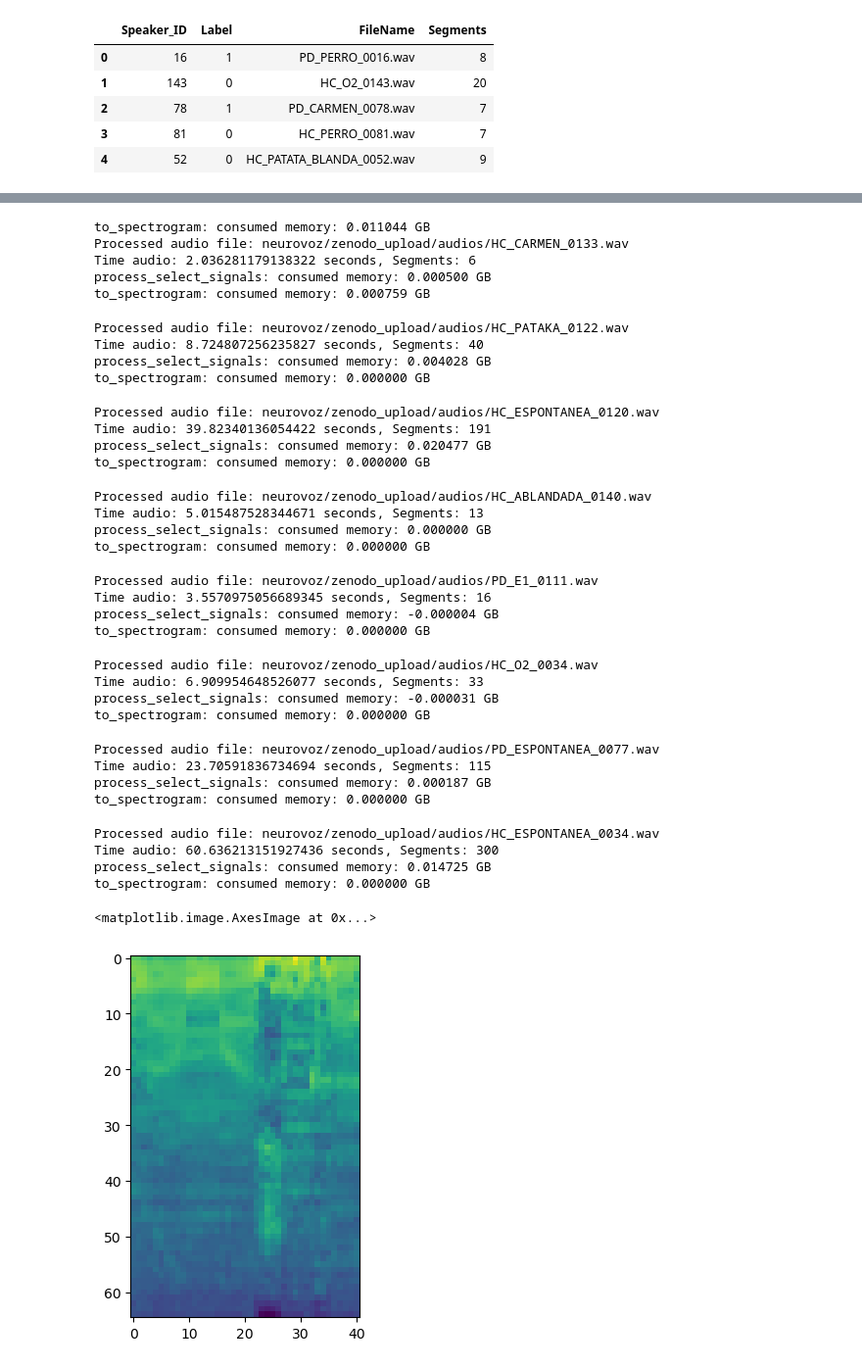
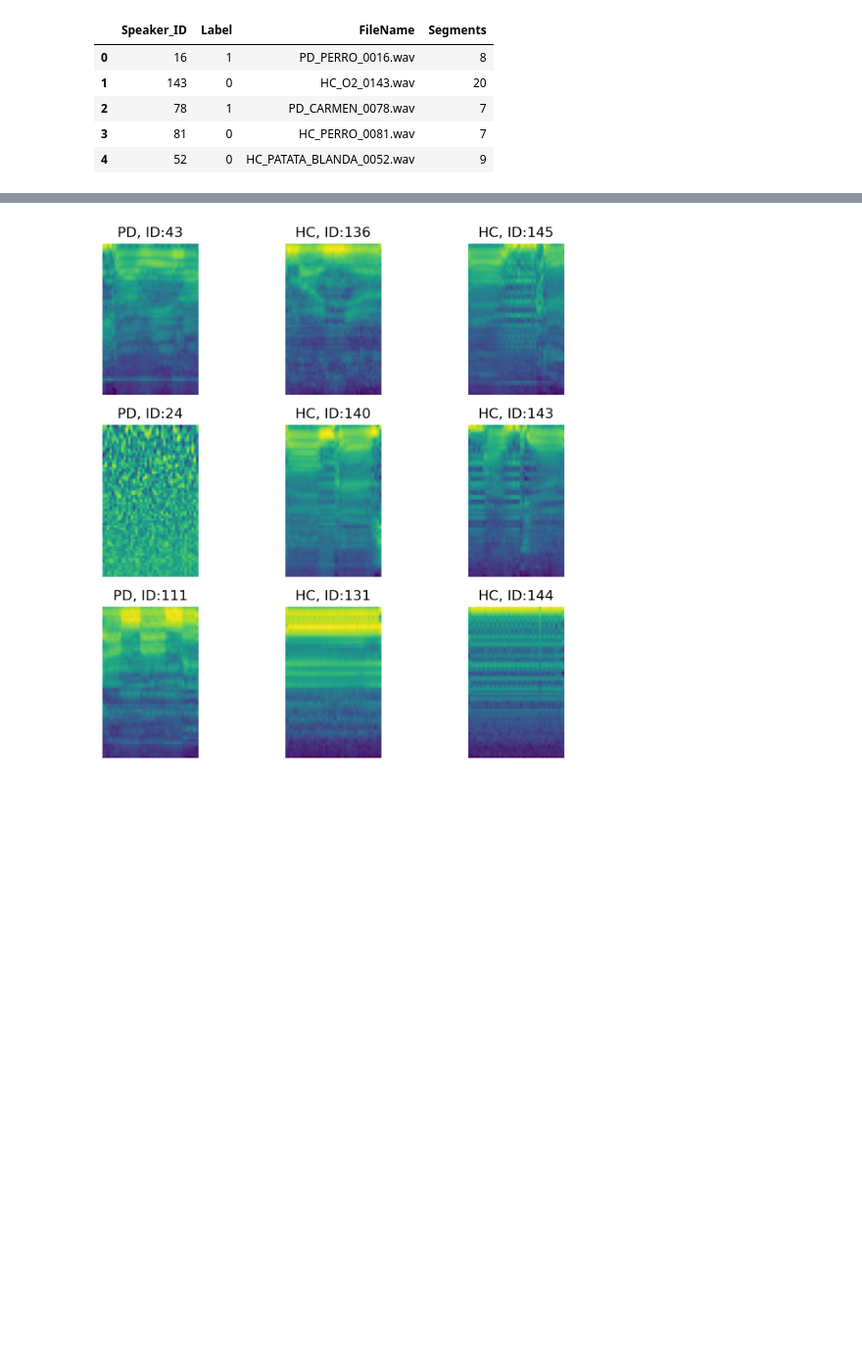
Before and after one commit to IvanAlbaEl/DA_PD, a Jupyter notebook: Dataset_Dataloader.ipynb, the cells around one changed output, grey strips where cells are left out. Shown at 98% size. Saved outputs shown, nothing was run; the diff lists cells and outputs as text; code cells hidden in the pictures; blank space fills up the shorter version.

Commit message:
demo_of_data_set

```diff
--- a/Dataset_Dataloader.ipynb
+++ b/Dataset_Dataloader.ipynb
@@ -197,7 +228,7 @@ def to_spectrogram(signal, sample_rate):
         pad_mode="reflect",
         power=2.0,
         norm="slaney",
-        onesided=True,
+        #onesided=True, ###esto estaba pero lo he quitado
         n_mels=n_mels,
         mel_scale="htk",
     )
@@ -213,7 +244,12 @@ def to_spectrogram(signal, sample_rate):
 
 class CustomAudioDataset(Dataset):
 
-    def __init__(self, extension,  data_dir, sample_rate, to_spectrogram=False):
+    def __init__(self, data_dir, sample_rate, to_spectrogram=False, extension_path=None):
+
+        if extension_path is None:
+            calculate_extension(data_dir)
+        else:
+            extension=pd.read_csv(extension_path)
 
         self.labels=extension['Label'].values
         self.IDs=extension['Speaker_ID'].values
@@ -241,6 +277,8 @@ class CustomAudioDataset(Dataset):
         self.signal_index=signal_index
 
 
+
+
     def __len__(self):
 
         # numero de segmentos/espectrogramas que puede obtener getitem
@@ -256,6 +294,8 @@ class CustomAudioDataset(Dataset):
         # data_path = directory/path + /filename.wav
         data_path=os.path.join(self.data_dir, self.filenames[file_index])
 
+        print(f"fetched segment {self.signal_index[idx]} of audio {self.filenames[file_index]}")
+
         # audio, sample_rate = librosa.load(data_path, sr=SAMPLE_RATE)
         label=self.labels[file_index]
         subject_group= self.IDs[file_index]
@@ -282,5 +322,21 @@ dataloader = DataLoader(datasetAudio, batch_size=BATCH_SIZE, shuffle=True)
 
 spectrogram_batch, label_batch, subject_batch = next(iter(dataloader))
 
-plt.imshow(spectrogram_batch[0])
+
+figure = plt.figure(figsize=(8,8))
+cols, rows = 3, 3
+for i in range(1,BATCH_SIZE+1):
+    sample_idx= i-1
+    img = spectrogram_batch[sample_idx]
+    label=label_batch[sample_idx]
+    subject=subject_batch[sample_idx]
+    figure.add_subplot(rows, cols, i)
+    if label:
+        title='PD'
+    else:
+        title='HC'
+    plt.title('{}, ID:{}'.format(title,subject))
+    plt.axis("off")
+    plt.imshow(img.squeeze())
+#plt.imshow()
 # %% [output]
@@ -290,38 +352,4 @@ process_select_signals: consumed memory: 0.027283 GB
-to_spectrogram: consumed memory: 0.011044 GB
-Processed audio file: neurovoz/zenodo_upload/audios/HC_CARMEN_0133.wav
-Time audio: 2.036281179138322 seconds, Segments: 6
-process_select_signals: consumed memory: 0.000500 GB
-to_spectrogram: consumed memory: 0.000759 GB
-Processed audio file: neurovoz/zenodo_upload/audios/HC_PATAKA_0122.wav
-Time audio: 8.724807256235827 seconds, Segments: 40
-process_select_signals: consumed memory: 0.004028 GB
-to_spectrogram: consumed memory: 0.000000 GB
-Processed audio file: neurovoz/zenodo_upload/audios/HC_ESPONTANEA_0120.wav
-Time audio: 39.82340136054422 seconds, Segments: 191
-process_select_signals: consumed memory: 0.020477 GB
-to_spectrogram: consumed memory: 0.000000 GB
-Processed audio file: neurovoz/zenodo_upload/audios/HC_ABLANDADA_0140.wav
-Time audio: 5.015487528344671 seconds, Segments: 13
-process_select_signals: consumed memory: 0.000000 GB
-to_spectrogram: consumed memory: 0.000000 GB
-Processed audio file: neurovoz/zenodo_upload/audios/PD_E1_0111.wav
-Time audio: 3.5570975056689345 seconds, Segments: 16
-process_select_signals: consumed memory: -0.000004 GB
-to_spectrogram: consumed memory: 0.000000 GB
-Processed audio file: neurovoz/zenodo_upload/audios/HC_O2_0034.wav
-Time audio: 6.909954648526077 seconds, Segments: 33
-process_select_signals: consumed memory: -0.000031 GB
-to_spectrogram: consumed memory: 0.000000 GB
-Processed audio file: neurovoz/zenodo_upload/audios/PD_ESPONTANEA_0077.wav
-Time audio: 23.70591836734694 seconds, Segments: 115
-process_select_signals: consumed memory: 0.000187 GB
-to_spectrogram: consumed memory: 0.000000 GB
-Processed audio file: neurovoz/zenodo_upload/audios/HC_ESPONTANEA_0034.wav
-Time audio: 60.636213151927436 seconds, Segments: 300
-process_select_signals: consumed memory: 0.014725 GB
-to_spectrogram: consumed memory: 0.000000 GB
-<matplotlib.image.AxesImage at 0x...>
-[figure, old version]
+[figure, new version]
 # %%
 for epoch in range(200):
 
```
Also changed, not shown: parts of 8 cells of this notebook, 2 other files.
